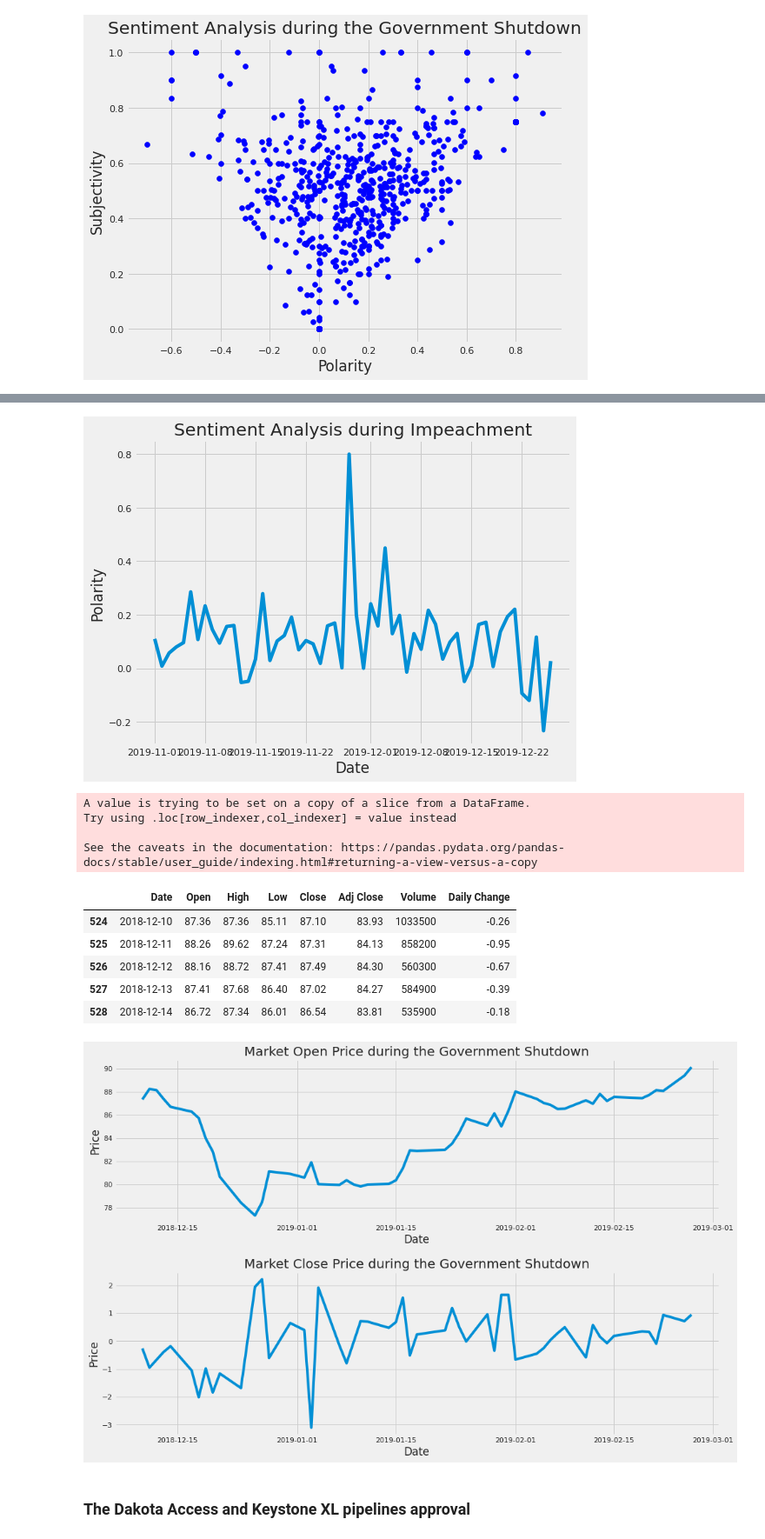
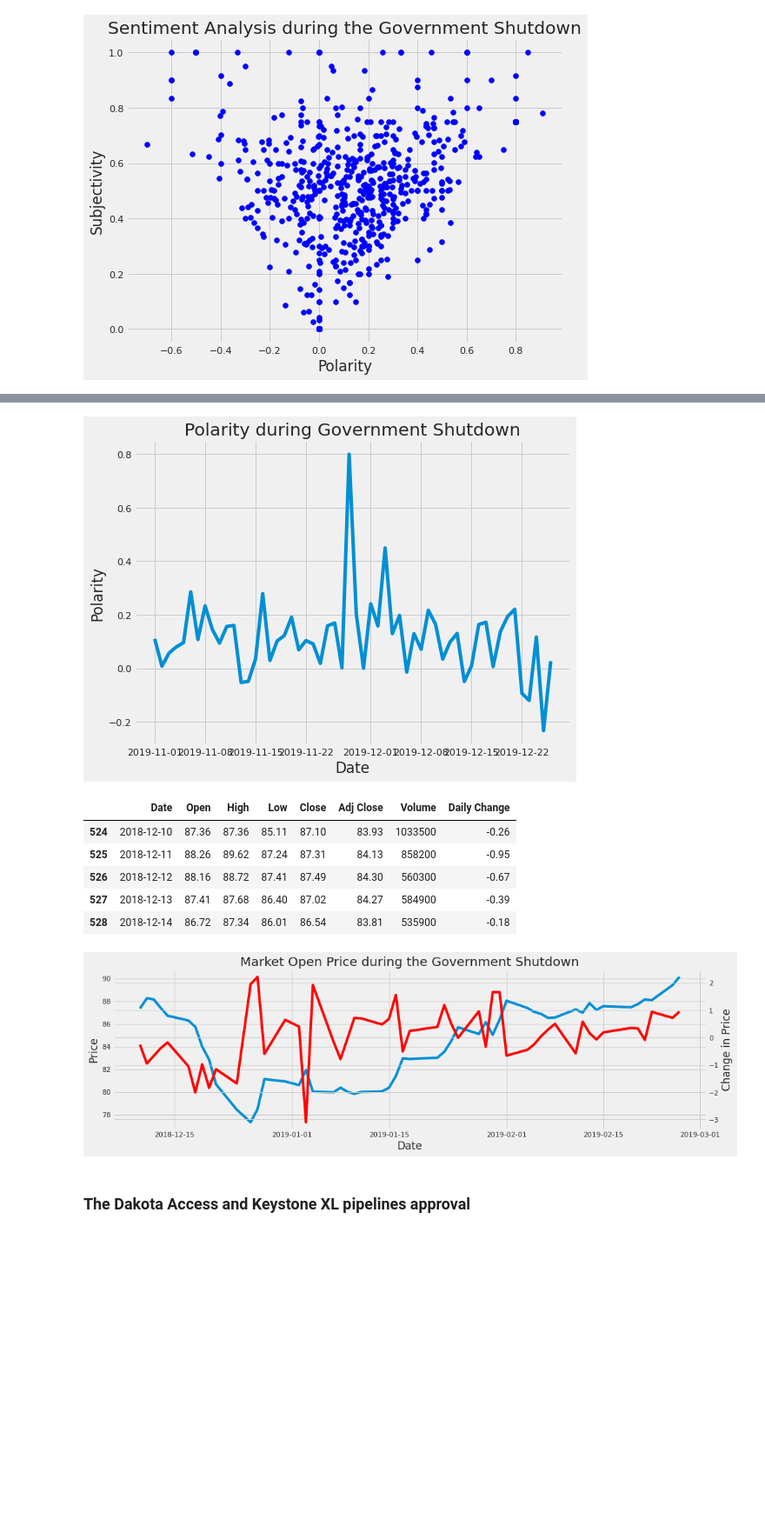
Before and after one commit to cybertraining-dsc/fa20-523-307, a Jupyter notebook: project/Analysis of Financial Markets based on President Trump's Tweets.ipynb, the cells around one changed output, grey strips where cells are left out. Shown at 87% size. Drawn from its saved outputs; the diff is of its cells as text; code cells hidden in the pictures; blank space fills up the shorter version.

Commit message:
Combine government shutdown graph

```diff
--- a/project/Analysis of Financial Markets based on President Trump's Tweets.ipynb
+++ b/project/Analysis of Financial Markets based on President Trump's Tweets.ipynb
@@ -979,22 +979,18 @@ Name: Polarity, dtype: float64
 # %%
 plt.figure(figsize=(8,6))
 plt.plot(mean_polarity)
-plt.title('Sentiment Analysis during Government Shutdown')
+plt.title('Polarity during Government Shutdown')
 plt.xlabel('Date')
 plt.ylabel('Polarity')
 plt.show()
 # %% [output]
-[figure, old version]
+[figure, new version]
 # %%
 shutdown_stock_data = stock_data[stock_data['Date'] >= pd.to_datetime('2018-12-10')]
+shutdown_stock_data = shutdown_stock_data[shutdown_stock_data['Date'] <= pd.to_datetime('2019-02-26')]
 shutdown_stock_data["Daily Change"] = shutdown_stock_data['Close'] - shutdown_stock_data['Open']
-shutdown_stock_data = shutdown_stock_data[shutdown_stock_data['Date'] <= pd.to_datetime('2019-02-26')]
 shutdown_stock_data.head()
 # %% [output]
-A value is trying to be set on a copy of a slice from a DataFrame.
-Try using .loc[row_indexer,col_indexer] = value instead
-
-See the caveats in the documentation: https://pandas.pydata.org/pandas-docs/stable/user_guide/indexing.html#returning-a-view-versus-a-copy
 |  | Date | Open | High | Low | Close | Adj Close | Volume | Daily Change |
 | 524 | 2018-12-10 | 87.36 | 87.36 | 85.11 | 87.10 | 83.93 | 1033500 | -0.26 |
 | 525 | 2018-12-11 | 88.26 | 89.62 | 87.24 | 87.31 | 84.13 | 858200 | -0.95 |
@@ -1004,19 +1000,20 @@ See the caveats in the documentation: https://pandas.pydata.org/pandas-docs/stab
 # %%
 fig = plt.figure(figsize=(15,10))
 ax1 = fig.add_subplot(2,1,1)
-ax2 = fig.add_subplot(2,1,2)
+#ax2 = fig.add_subplot(2,1,2)
 ax1.plot(shutdown_stock_data['Date'], shutdown_stock_data['Open'])
 ax1.set_xlabel("Date")
 ax1.set_ylabel("Price")
 ax1.set_title('Market Open Price during the Government Shutdown')
 plt.subplots_adjust(hspace=0.3)
-ax2.plot(shutdown_stock_data['Date'], shutdown_stock_data['Daily Change'])
+ax2 = ax1.twinx()
+ax2.plot(shutdown_stock_data['Date'], shutdown_stock_data['Daily Change'], color = "red")
 ax2.set_xlabel("Date")
-ax2.set_ylabel("Price")
-ax2.set_title('Market Close Price during the Government Shutdown')
+ax2.set_ylabel("Change in Price")
+#ax2.set_title('Market Close Price during the Government Shutdown')
 plt.show()
 # %% [output]
-[figure, old version]
+[figure, new version]
 # %% [markdown]
 ### The Dakota Access and Keystone XL pipelines approval
 # %%
```
Also changed, not shown: parts of 1 cell of this notebook.
